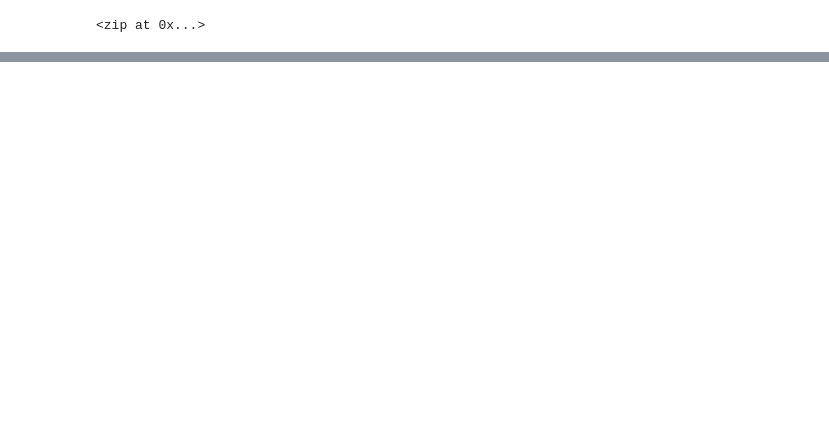
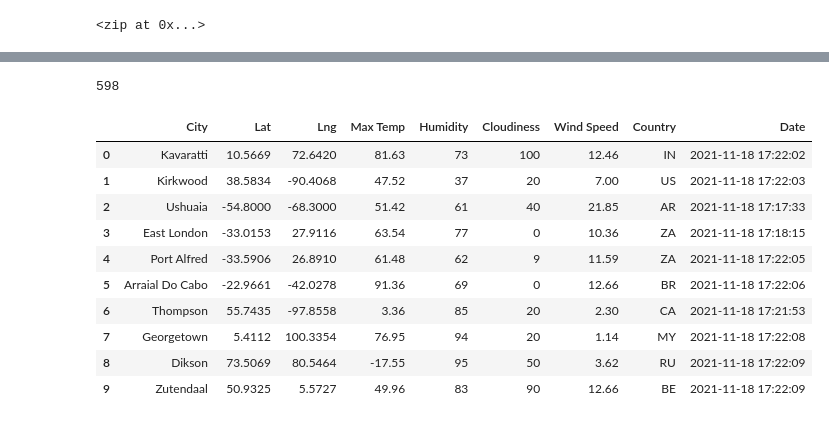
Before and after one commit to pbthompson92/World_Weather_Analysis, a Jupyter notebook: WeatherPy.ipynb, the cells around one changed output, grey strips where cells are left out. Cells and saved outputs as stored; diff of their text form; code cells hidden in the pictures; blank space fills up the shorter version.

```diff
--- a/WeatherPy.ipynb
+++ b/WeatherPy.ipynb
@@ -32,0 +39,3 @@ len(cities)
+# %%
+# create URL from Weather Map API call
+url = "http://api.openweathermap.org/data/2.5/weather?units=Imperial&APPID=" + weather_api_key
@@ -32,0 +124,19 @@ len(cities)
+# %%
+len(city_data)
+# %% [output]
+598
+# %%
+city_data_df = pd.DataFrame(city_data)
+city_data_df.head(10)
+# %% [output]
+|  | City | Lat | Lng | Max Temp | Humidity | Cloudiness | Wind Speed | Country | Date |
+| 0 | Kavaratti | 10.5669 | 72.6420 | 81.63 | 73 | 100 | 12.46 | IN | 2021-11-18 17:22:02 |
+| 1 | Kirkwood | 38.5834 | -90.4068 | 47.52 | 37 | 20 | 7.00 | US | 2021-11-18 17:22:03 |
+| 2 | Ushuaia | -54.8000 | -68.3000 | 51.42 | 61 | 40 | 21.85 | AR | 2021-11-18 17:17:33 |
+| 3 | East London | -33.0153 | 27.9116 | 63.54 | 77 | 0 | 10.36 | ZA | 2021-11-18 17:18:15 |
+| 4 | Port Alfred | -33.5906 | 26.8910 | 61.48 | 62 | 9 | 11.59 | ZA | 2021-11-18 17:22:05 |
+| 5 | Arraial Do Cabo | -22.9661 | -42.0278 | 91.36 | 69 | 0 | 12.66 | BR | 2021-11-18 17:22:06 |
+| 6 | Thompson | 55.7435 | -97.8558 | 3.36 | 85 | 20 | 2.30 | CA | 2021-11-18 17:21:53 |
+| 7 | Georgetown | 5.4112 | 100.3354 | 76.95 | 94 | 20 | 1.14 | MY | 2021-11-18 17:22:08 |
+| 8 | Dikson | 73.5069 | 80.5464 | -17.55 | 95 | 50 | 3.62 | RU | 2021-11-18 17:22:09 |
+| 9 | Zutendaal | 50.9325 | 5.5727 | 49.96 | 83 | 90 | 12.66 | BE | 2021-11-18 17:22:09 |
```
Also changed, not shown: parts of 6 cells of this notebook, 3 other files.
